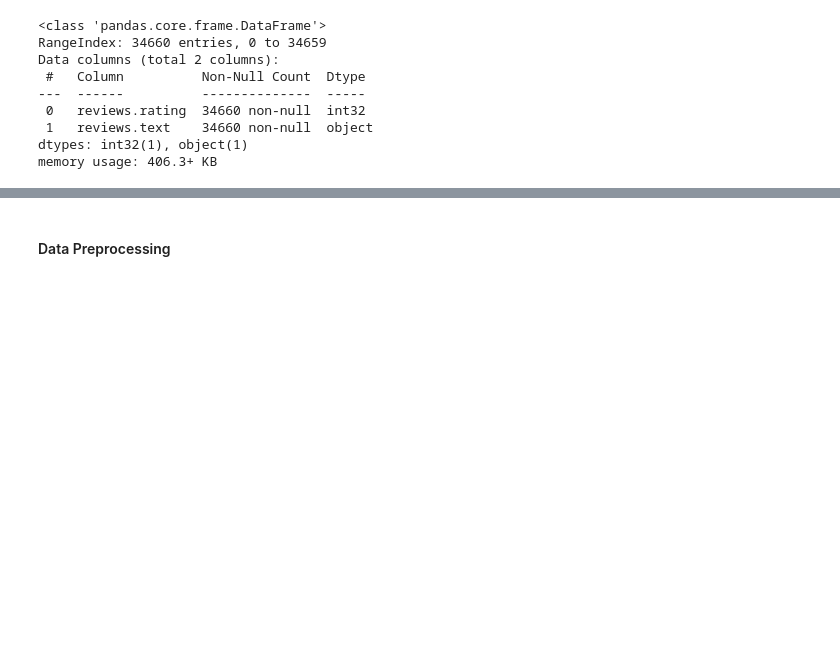
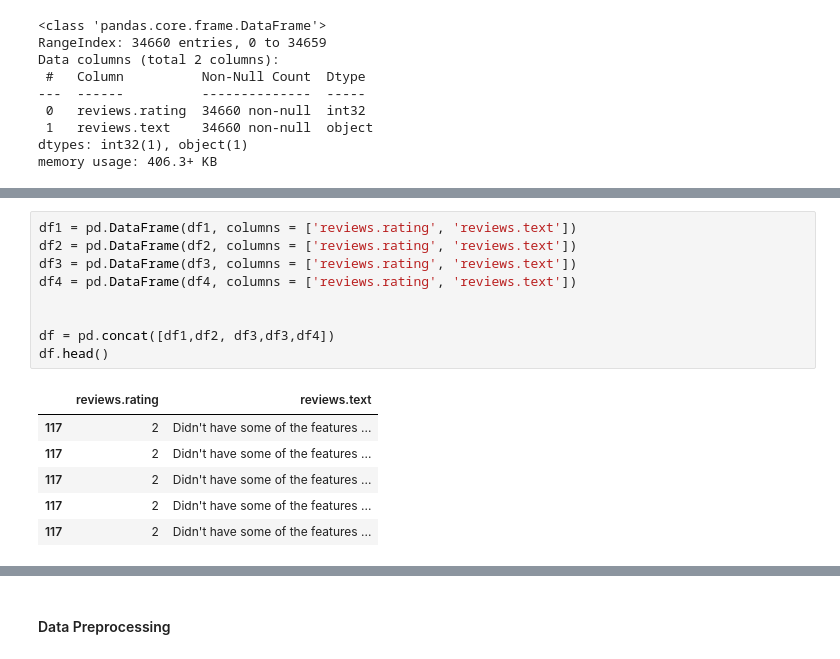
Before and after one commit to Alaa8082/AWS-UseCases, a Jupyter notebook: Amazon Products Reviews - Use Case 2.ipynb, the cells around one changed output, grey strips where cells are left out. Drawn from its saved outputs; the diff is of its cells as text; blank space fills up the shorter version.

```diff
--- a/Amazon Products Reviews - Use Case 2.ipynb
+++ b/Amazon Products Reviews - Use Case 2.ipynb
@@ -68,0 +92,16 @@ memory usage: 406.3+ KB
+# %%
+df1 = pd.DataFrame(df1, columns = ['reviews.rating', 'reviews.text'])
+df2 = pd.DataFrame(df2, columns = ['reviews.rating', 'reviews.text'])
+df3 = pd.DataFrame(df3, columns = ['reviews.rating', 'reviews.text'])
+df4 = pd.DataFrame(df4, columns = ['reviews.rating', 'reviews.text'])
+
+
+df = pd.concat([df1,df2, df3,df3,df4])
+df.head()
+# %% [output]
+|  | reviews.rating | reviews.text |
+| 117 | 2 | Didn't have some of the features ... |
+| 117 | 2 | Didn't have some of the features ... |
+| 117 | 2 | Didn't have some of the features ... |
+| 117 | 2 | Didn't have some of the features ... |
+| 117 | 2 | Didn't have some of the features ... |
```
Also changed, not shown: parts of 19 cells of this notebook.
